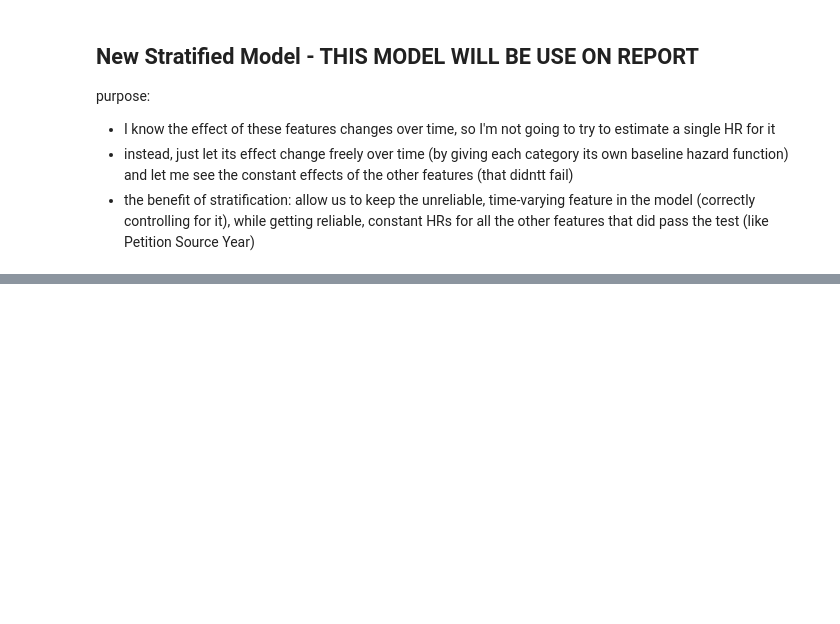
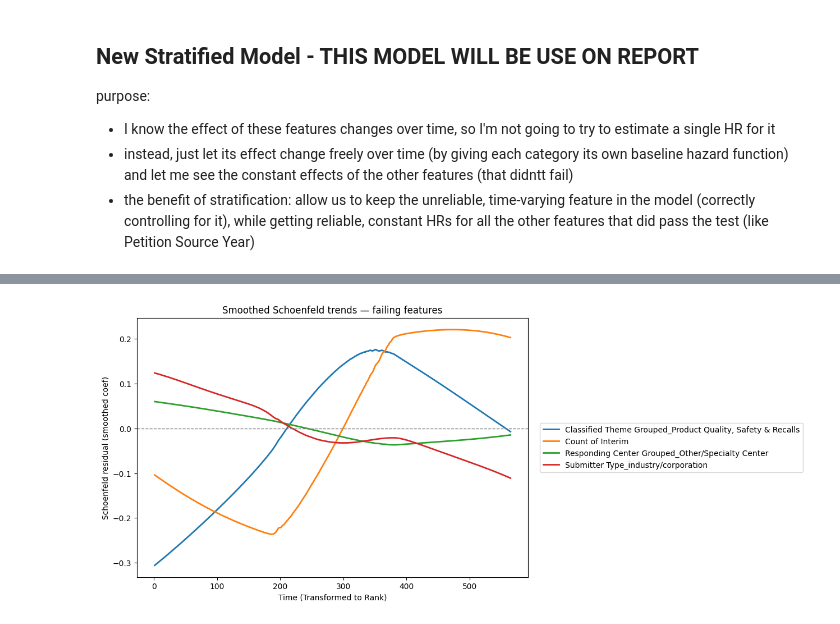
Before and after one commit to aanht/ucb-fda-citizen-project, a Jupyter notebook: all_years_eda_modeling/visuals_and_modeling.ipynb, the cells around one changed output, grey strips where cells are left out. Cells and saved outputs as stored; diff of their text form; code cells hidden in the pictures; blank space fills up the shorter version.

```diff
--- a/all_years_eda_modeling/visuals_and_modeling.ipynb
+++ b/all_years_eda_modeling/visuals_and_modeling.ipynb
@@ -865,0 +916,78 @@ Interpretation:
+# %%
+# Extract and plot smoothed Schoenfeld lines for failing features
+from collections import OrderedDict
+
+# try LOWESS, fallback to gaussian smoothing
+try:
+    from statsmodels.nonparametric.smoothers_lowess import lowess
+    _use_lowess = True
+except Exception:
+    import subprocess, sys
+    try:
+        subprocess.check_call([sys.executable, "-m", "pip", "install", "statsmodels", "scipy"])
+        from statsmodels.nonparametric.smoothers_lowess import lowess
+        _use_lowess = True
+    except Exception:
+        # final fallback: use scipy gaussian filter
+        from scipy.ndimage import gaussian_filter1d
+        _use_lowess = False
+
+# compute schoenfeld residuals (rows correspond to subjects where event occurred)
+sres = cph.compute_residuals(data_encoded, kind="schoenfeld")
+# times for those rows (duration at event)
+times = data_encoded.loc[sres.index, "Response Time (Days)"]
+
+# choose features to plot: use 'failing' from earlier PH test
+features_to_plot = [f for f in fail_ph_stat_signif if f in sres.columns]
+curves = OrderedDict()
+
+for feat in features_to_plot:
+    resid = sres[feat]
+    mask = resid.notna()
+    # use same time transform check_assumptions uses (e.g. 'rank' or 'log' or identity)
+    time_transform = 'rank'   # match what you passed to proportional_hazard_test / check_assumptions
+    if time_transform == 'rank':
+        from scipy.stats import rankdata
+        x = rankdata(times[mask])           # ranks of event times
+    elif time_transform == 'log':
+        x = np.log(times[mask].values)
+    else:
+        x = times[mask].values
+
+    y = resid[mask].values
+    if len(x) < 5:
+        continue
+    # sort by transformed time
+    order = np.argsort(x)
+    x_s = x[order]
+    y_s = y[order]
+
+    if _use_lowess:
+        # use same LOWESS smoothing parameter lifelines uses (typical choice ~0.66)
+        frac = 0.66
+        sm = lowess(y_s, x_s, frac=frac, return_sorted=True)
+        x_grid, y_grid = sm[:, 0], sm[:, 1]
+        # center the smoothed curve so its mean = 0 (lifelines centers plots)
+        y_grid = y_grid - np.nanmean(y_grid)
+    else:
+        # gaussian fallback: smooth the y after sorting
+        sigma = max(1, int(len(y_s) * 0.02))
+        y_grid = gaussian_filter1d(y_s, sigma=sigma)
+        x_grid = x_s
+        y_grid = y_grid - np.nanmean(y_grid)
+
+    curves[feat] = (x_grid, y_grid)
+
+# combined plot
+import matplotlib.pyplot as plt
+plt.figure(figsize=(9, 6))
+for feat, (xg, yg) in curves.items():
+    plt.plot(xg, yg, lw=2, label=feat)
+plt.axhline(0, color="gray", linestyle="--", linewidth=1)
+plt.xlabel("Time (Transformed to Rank)")
+plt.ylabel("Schoenfeld residual (smoothed coef)")
+plt.title("Smoothed Schoenfeld trends — failing features")
+plt.legend(loc="center left", bbox_to_anchor=(1.02, 0.5))
+plt.show()
+# %% [output]
+[figure, added]
```
Also changed, not shown: parts of 8 cells of this notebook.
